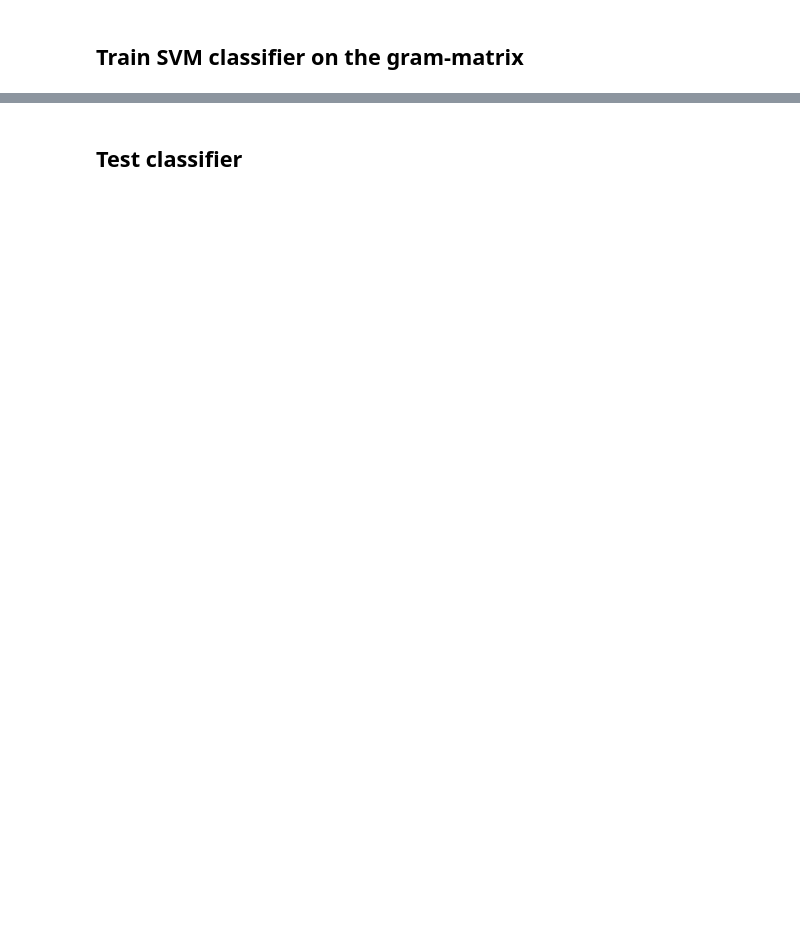
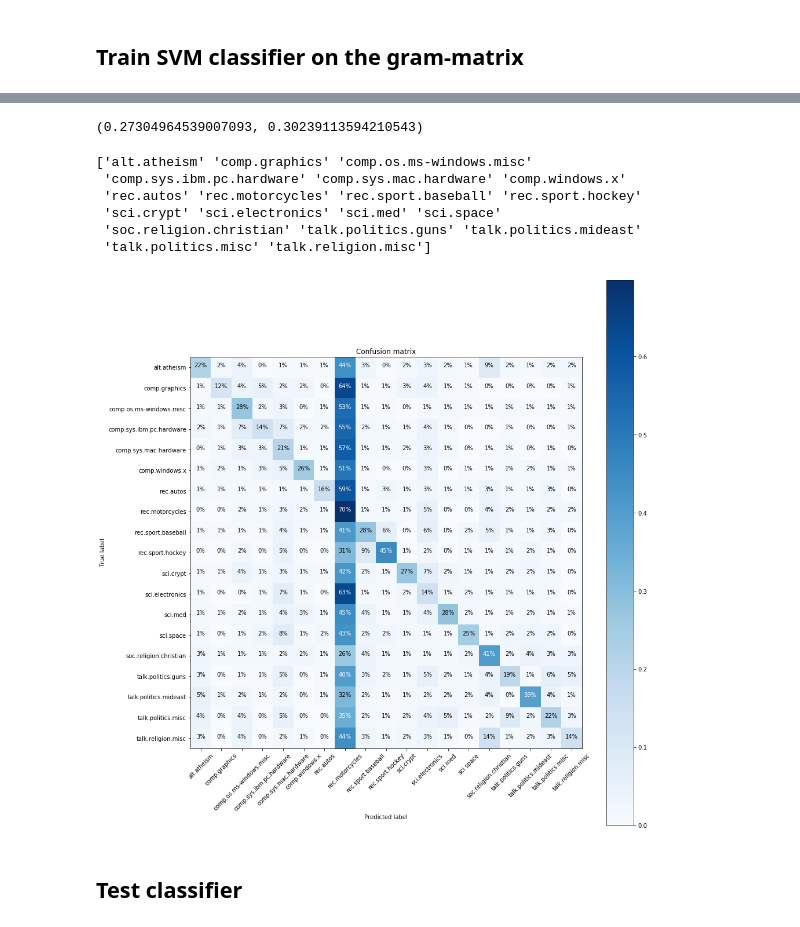
Before and after one commit to davidgengenbach/bachelor-thesis, a Jupyter notebook: code/weisfeiler-lehman.ipynb, the cells around one changed output, grey strips where cells are left out. Drawn from its saved outputs; the diff is of its cells as text; code cells hidden in the pictures; blank space fills up the shorter version.

```diff
--- a/code/weisfeiler-lehman.ipynb
+++ b/code/weisfeiler-lehman.ipynb
@@ -119,0 +159,4 @@ phi_list_train[0].shape
+# %%
+print('Calculating WL_train: start', psutil.virtual_memory())
+K_train, phi_list_train, label_lookup_train, label_counters_train = WL_compute(adjs, nodes, H, all_nodes = all_nodes, DEBUG = True, compute_k = False)
+print('Calculating WL_train: end', psutil.virtual_memory())
@@ -130,0 +241,13 @@ SVC(C=1.0, cache_size=200, class_weight=None, coef0=0.0,
+# %%
+def get_prediction(topic, graph):
+    return compute_phi(graph, phi_list_train[0].shape, label_lookup_train, label_counters_train, h = H)[-1]
+
+USED_SET = test
+PARALLEL_PREDICTION_JOBS = 0
+t = time()
+
+if PARALLEL_PREDICTION_JOBS > 1:
+    phi_test = Parallel(n_jobs=PARALLEL_PREDICTION_JOBS)(delayed(get_prediction)(*d) for d in list(USED_SET))
+else:
+    phi_test = [get_prediction(*d) for d in USED_SET]
+print('Time: {:.2f}s'.format(time() - t, PARALLEL_PREDICTION_JOBS))
@@ -130,0 +261,15 @@ SVC(C=1.0, cache_size=200, class_weight=None, coef0=0.0,
+# %%
+%%time
+def calculate_batches(l, fn, num_batches = 100):
+    elements = []
+    num_elements_per_batch = math.ceil(len(l) / num_batches)
+    print('Starting: #elements: {}, #batches: {}, #elements per Batch: {}'.format(len(l), num_batches, num_elements_per_batch))
+    for idx in range(num_batches):
+        start = idx * num_elements_per_batch
+        end = min(len(l), start + num_elements_per_batch)
+        if idx % 10 == 0: print('\tIteration: {:>4}/{}'.format(idx, num_batches))
+        if end - start <= 0:
+            break
+        elements += fn(l[start:end]).tolist()
+    return elements
+predicted = calculate_batches(phi_test, clf.predict)
@@ -130,0 +290,21 @@ SVC(C=1.0, cache_size=200, class_weight=None, coef0=0.0,
+# %%
+Y_real = [topic for topic,graph in USED_SET]
+Y_pred = predicted
+
+sklearn.metrics.accuracy_score(Y_real, Y_pred), sklearn.metrics.f1_score(Y_real, Y_pred, average='macro')
+# %% [output]
+(0.27304964539007093, 0.30239113594210543)
+# %%
+cf_mat = sklearn.metrics.confusion_matrix(Y_real, Y_pred)
+
+fig = plt.figure(figsize=(14, 14))
+helper.plot_confusion_matrix(cf_mat, clf.classes_, normalize = True)
+plt.show()
+# %% [output]
+['alt.atheism' 'comp.graphics' 'comp.os.ms-windows.misc'
+ 'comp.sys.ibm.pc.hardware' 'comp.sys.mac.hardware' 'comp.windows.x'
+ 'rec.autos' 'rec.motorcycles' 'rec.sport.baseball' 'rec.sport.hockey'
+ 'sci.crypt' 'sci.electronics' 'sci.med' 'sci.space'
+ 'soc.religion.christian' 'talk.politics.guns' 'talk.politics.mideast'
+ 'talk.politics.misc' 'talk.religion.misc']
+[figure, added]
```
Also changed, not shown: parts of 24 cells of this notebook, 3 other files.
